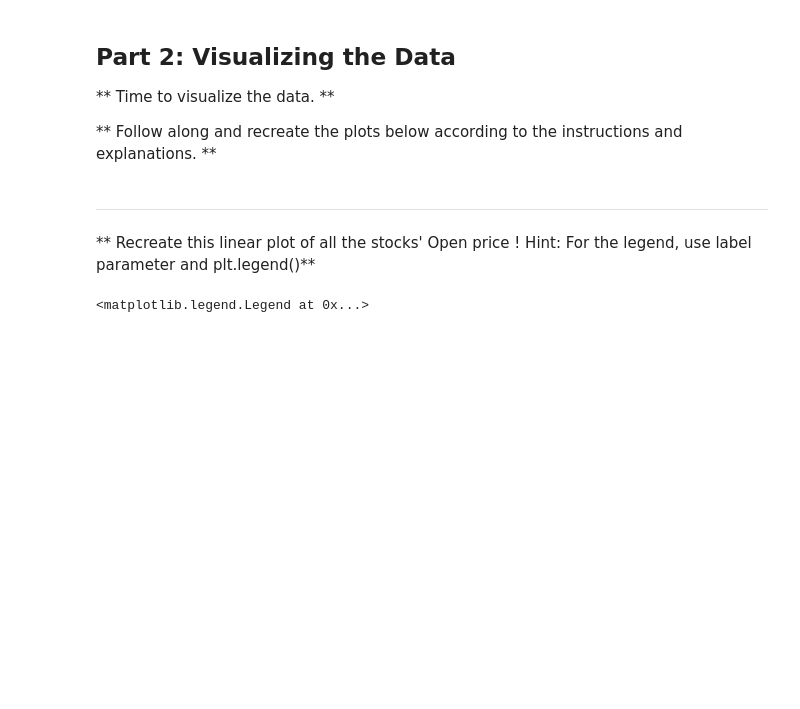
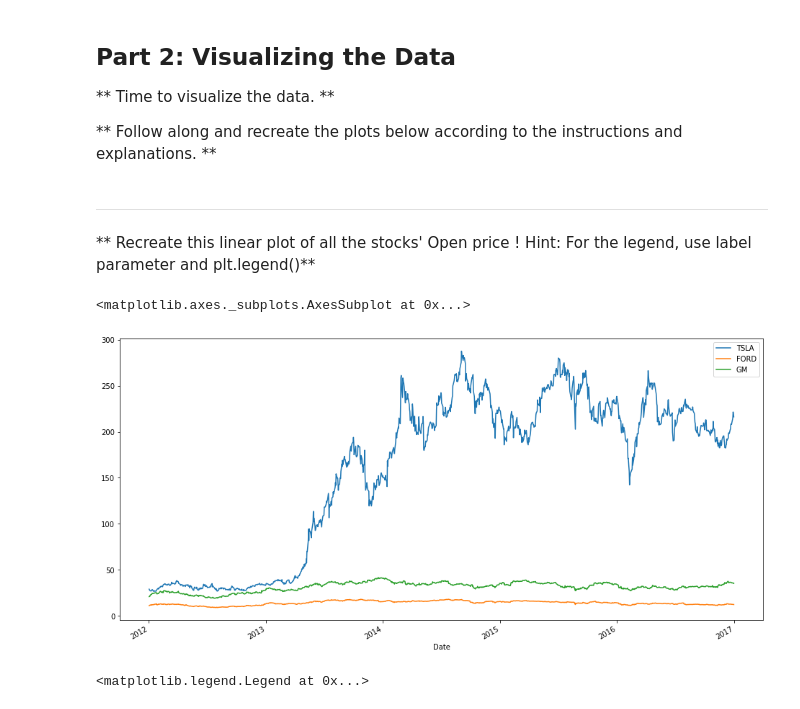
Before and after one commit to drachum/data-science-playground, a Jupyter notebook: python-finances/07-Stock-Market-Analysis-Capstone-Project/Stock Market Analysis Project.ipynb, the cells around one changed output. Drawn from its saved outputs; the diff is of its cells as text; code cells hidden in the pictures; blank space fills up the shorter version.

Commit message:
First part of finance data capstone

```diff
--- a/python-finances/07-Stock-Market-Analysis-Capstone-Project/Stock Market Analysis Project.ipynb
+++ b/python-finances/07-Stock-Market-Analysis-Capstone-Project/Stock Market Analysis Project.ipynb
@@ -28,0 +37,5 @@ ____
+# %%
+start = datetime.datetime(2012,1,1)
+end = datetime.datetime(2017,1,1)
+
+tsla = web.DataReader("TSLA", 'yahoo', start, end)
@@ -39,3 +62,6 @@ ____
 ### Other Car Companies
 
 ** Repeat the same steps to grab data for Ford and GM (General Motors), **
+# %%
+ford = web.DataReader("F", 'yahoo', start, end)
+ford.head()
@@ -48,3 +82,6 @@ ____
 | 2012-01-05 | 11.33 | 11.63 | 11.24 | 11.59 | 67877467 |
 | 2012-01-06 | 11.74 | 11.80 | 11.52 | 11.71 | 59840605 |
 | 2012-01-09 | 11.83 | 11.95 | 11.70 | 11.80 | 53981467 |
+# %%
+gm = web.DataReader("GM", 'yahoo', start, end)
+gm.head()
@@ -72,3 +115,15 @@ ____
+# %%
+# Code Here
+
+open_prices = pd.DataFrame()
+open_prices["TSLA"] = tsla["Open"]
+open_prices["FORD"] = ford["Open"]
+open_prices["GM"] = gm["Open"]
+
+open_prices.plot(figsize=(16,8))
+# %% [output]
+<matplotlib.axes._subplots.AxesSubplot at 0x...>
+[figure, added]
 # %%
 # %% [output]
 <matplotlib.legend.Legend at 0x...>
```
Also changed, not shown: parts of 19 cells of this notebook.
